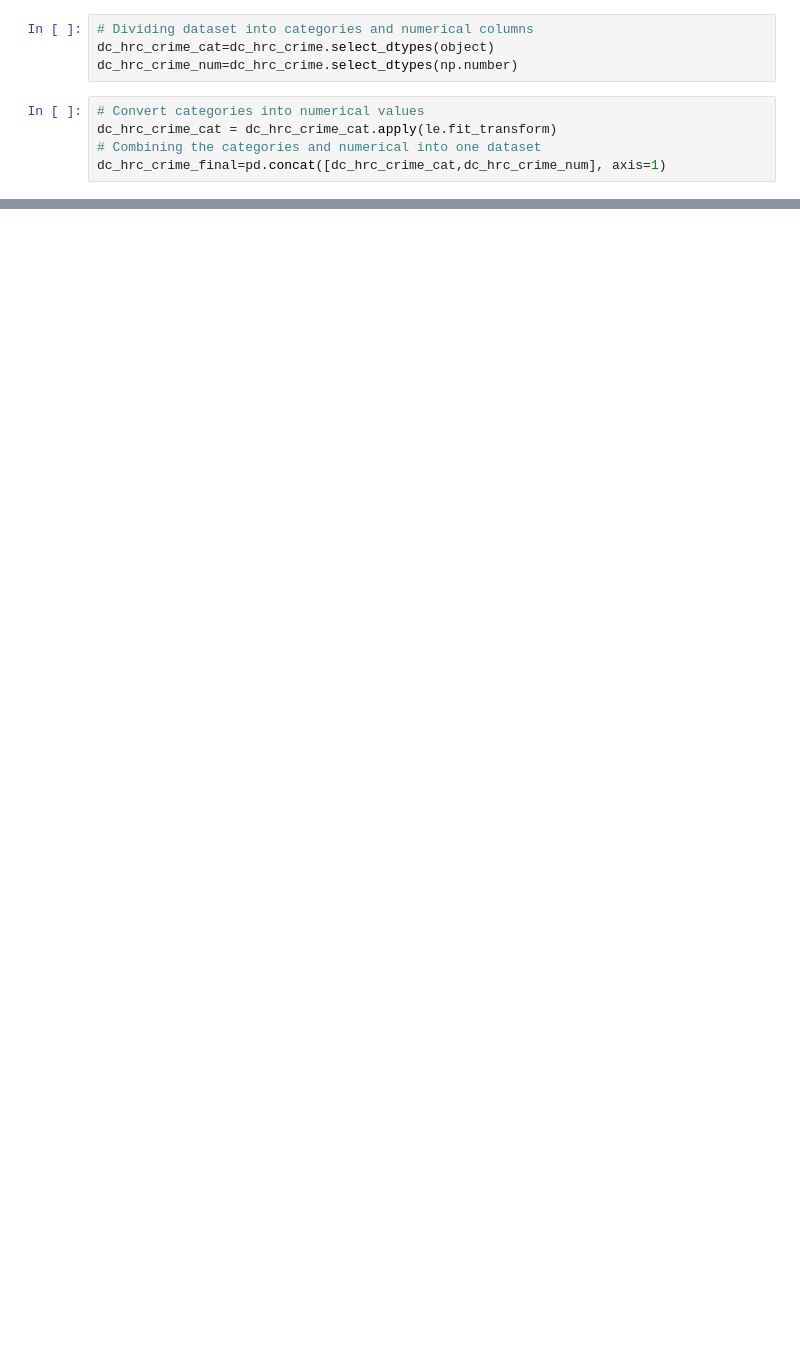
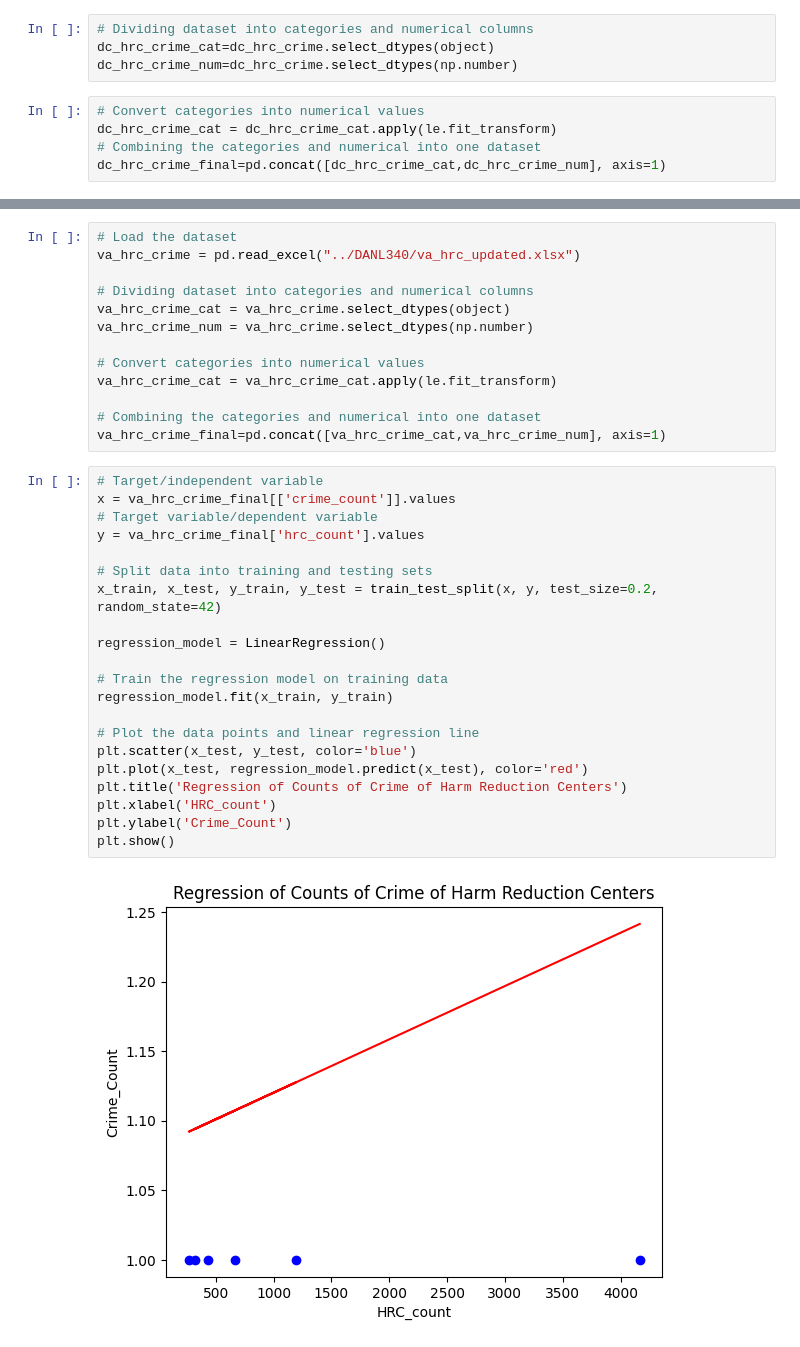
Before and after one commit to KevinSmith356/HealthDataAnalytics, a Jupyter notebook: DANL340/Test4.ipynb, the cells around one changed output, grey strips where cells are left out. Drawn from its saved outputs; the diff is of its cells as text; blank space fills up the shorter version.

```diff
--- a/DANL340/Test4.ipynb
+++ b/DANL340/Test4.ipynb
@@ -52,0 +53,36 @@ plt.show()
+# %%
+# Load the dataset
+va_hrc_crime = pd.read_excel("../DANL340/va_hrc_updated.xlsx")
+
+# Dividing dataset into categories and numerical columns
+va_hrc_crime_cat = va_hrc_crime.select_dtypes(object)
+va_hrc_crime_num = va_hrc_crime.select_dtypes(np.number)
+
+# Convert categories into numerical values
+va_hrc_crime_cat = va_hrc_crime_cat.apply(le.fit_transform)
+
+# Combining the categories and numerical into one dataset
+va_hrc_crime_final=pd.concat([va_hrc_crime_cat,va_hrc_crime_num], axis=1)
+# %%
+# Target/independent variable
+x = va_hrc_crime_final[['crime_count']].values
+# Target variable/dependent variable
+y = va_hrc_crime_final['hrc_count'].values
+
+# Split data into training and testing sets
+x_train, x_test, y_train, y_test = train_test_split(x, y, test_size=0.2, random_state=42)
+
+regression_model = LinearRegression()
+
+# Train the regression model on training data
+regression_model.fit(x_train, y_train)
+
+# Plot the data points and linear regression line
+plt.scatter(x_test, y_test, color='blue')
+plt.plot(x_test, regression_model.predict(x_test), color='red')
+plt.title('Regression of Counts of Crime of Harm Reduction Centers')
+plt.xlabel('HRC_count')
+plt.ylabel('Crime_Count')
+plt.show()
+# %% [output]
+[figure, added]
```
Also changed, not shown: parts of 11 cells of this notebook, 18 other files.
